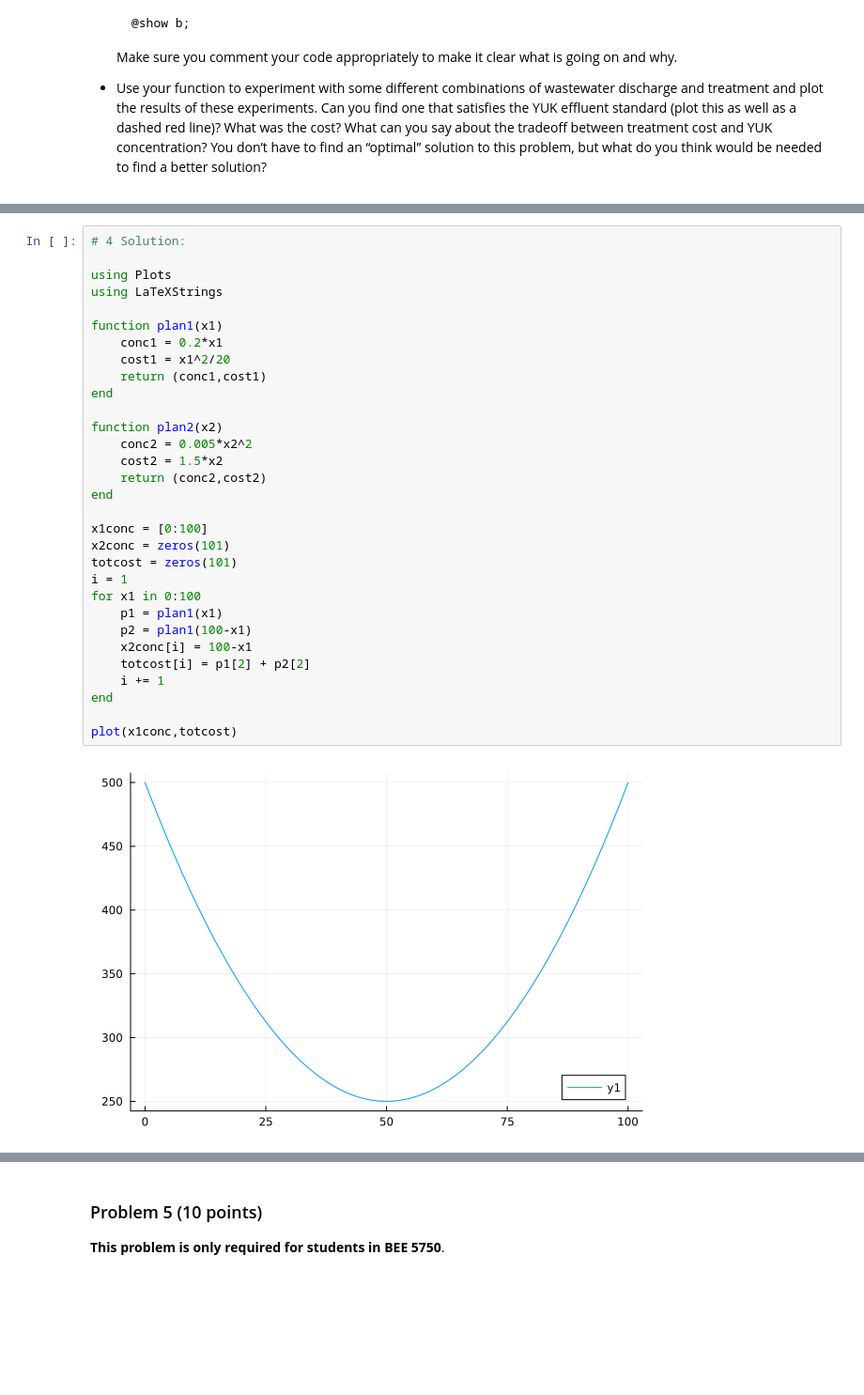
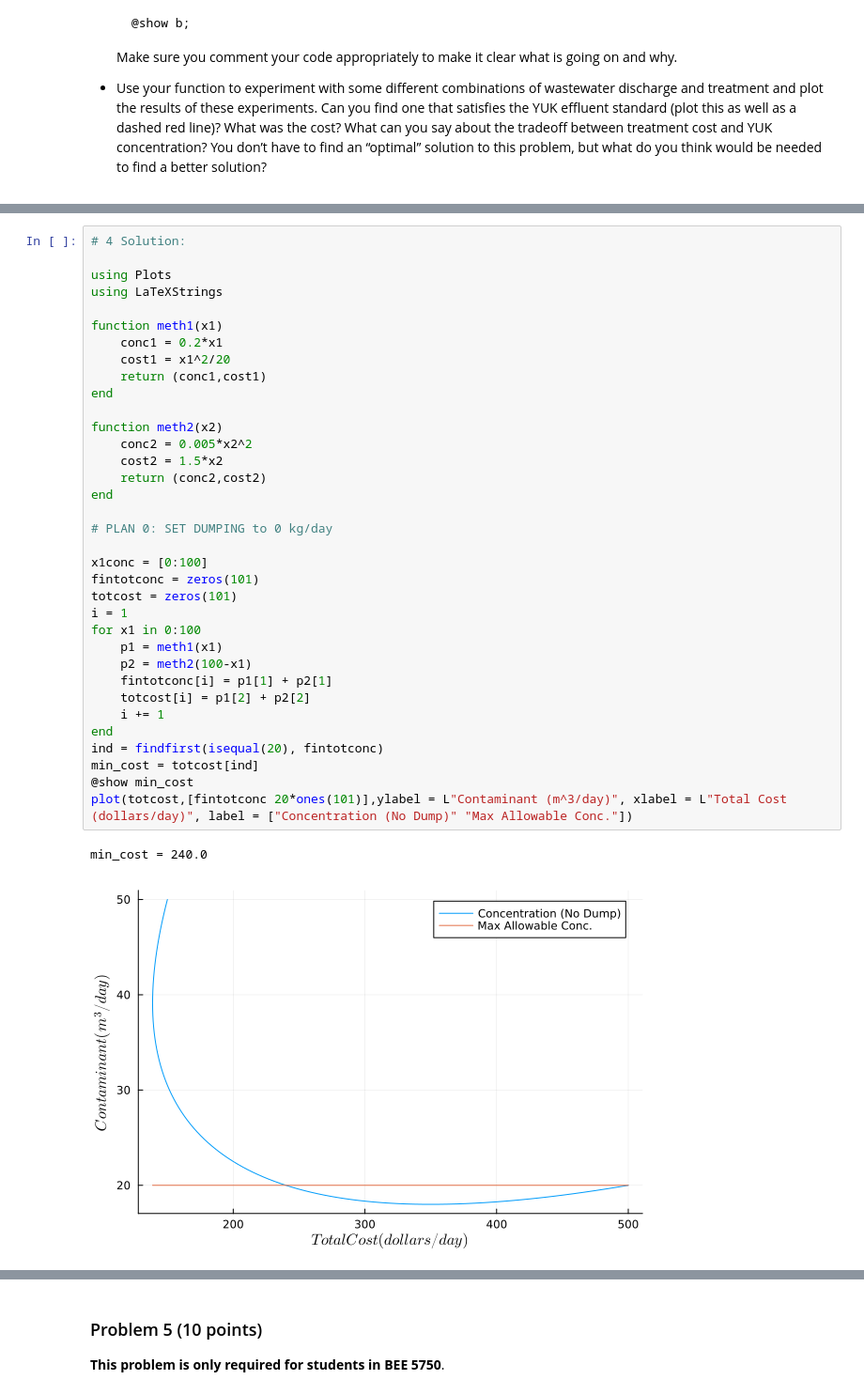
Before and after one commit to BEE4750-FA24/hw1-AAPShabazz, a Jupyter notebook: hw01.ipynb, the cells around one changed output, grey strips where cells are left out. Shown at 94% size. Cells and saved outputs as stored; diff of their text form; blank space fills up the shorter version.

```diff
--- a/hw01.ipynb
+++ b/hw01.ipynb
@@ -419,33 +421,38 @@ Note: Values for $kg$ and $m^3$ will be conflated because the concentration is 1
 # %%
 # 4 Solution:
 
 using Plots
 using LaTeXStrings
 
-function plan1(x1)
+function meth1(x1)
     conc1 = 0.2*x1
     cost1 = x1^2/20
     return (conc1,cost1)
 end
 
-function plan2(x2)
+function meth2(x2)
     conc2 = 0.005*x2^2
     cost2 = 1.5*x2
     return (conc2,cost2)
 end
 
+# PLAN 0: SET DUMPING to 0 kg/day
+
 x1conc = [0:100]
-x2conc = zeros(101)
+fintotconc = zeros(101)
 totcost = zeros(101)
 i = 1
 for x1 in 0:100
-    p1 = plan1(x1)
-    p2 = plan1(100-x1)
-    x2conc[i] = 100-x1
+    p1 = meth1(x1)
+    p2 = meth2(100-x1)
+    fintotconc[i] = p1[1] + p2[1]
     totcost[i] = p1[2] + p2[2]
     i += 1
 end
-
-plot(x1conc,totcost)
+ind = findfirst(isequal(20), fintotconc)
+min_cost = totcost[ind]
+@show min_cost
+plot(totcost,[fintotconc 20*ones(101)],ylabel = L"Contaminant (m^3/day)", xlabel = L"Total Cost (dollars/day)", label = ["Concentration (No Dump)" "Max Allowable Conc."])
 # %% [output]
+min_cost = 240.0
-[figure, old version]
+[figure, new version]
```
Also changed, not shown: parts of 9 cells of this notebook.
